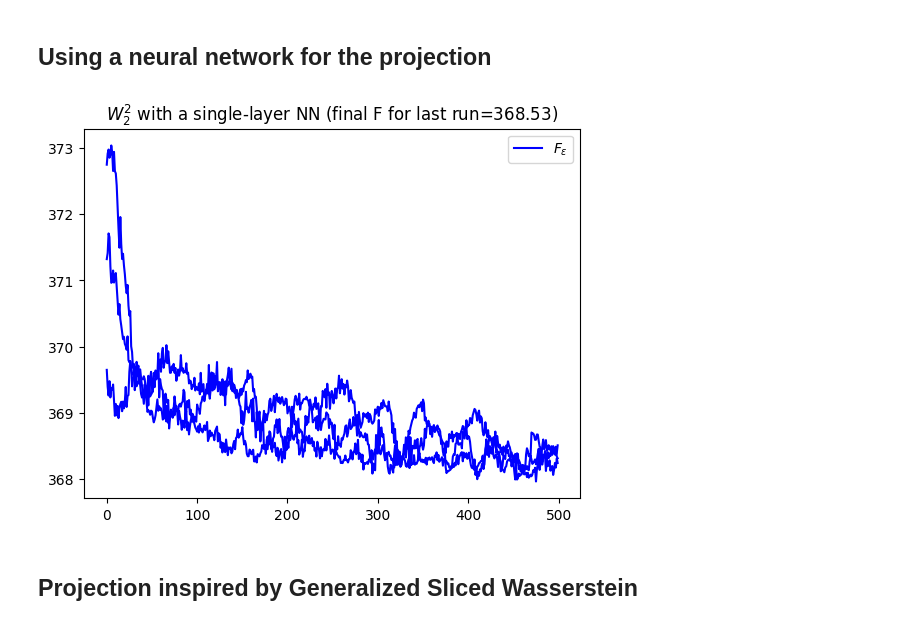
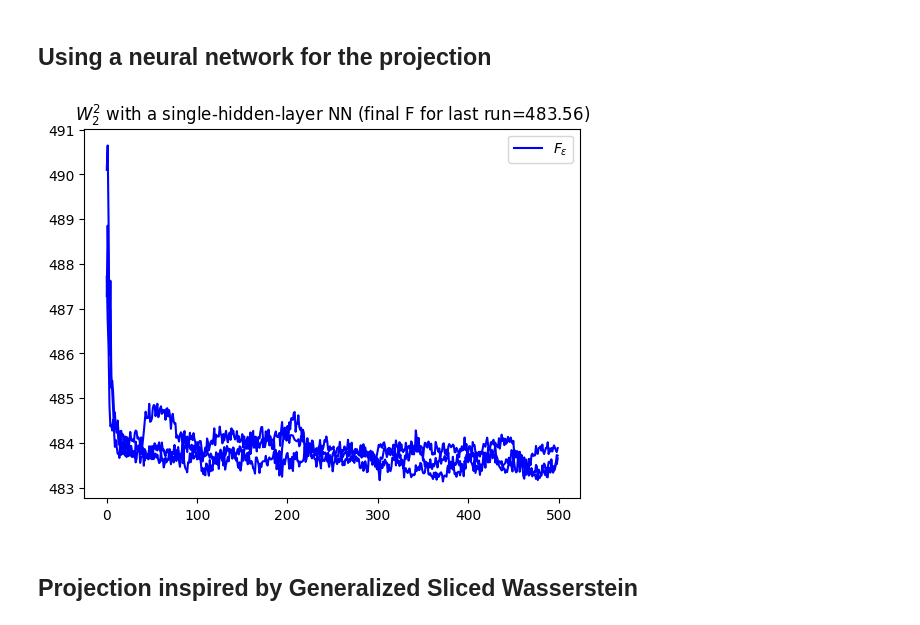
Before and after one commit to rtavenar/dgswp, a Jupyter notebook: grad_desc_torch.ipynb, the cells around one changed output. Saved outputs shown, nothing was run; the diff lists cells and outputs as text; code cells hidden in the pictures.

```diff
--- a/grad_desc_torch.ipynb
+++ b/grad_desc_torch.ipynb
@@ -189,49 +189,50 @@ plt.title(f"Partial $W_1$ (final F for last run={float(custom_F(x, y, theta)):.2
 # %%
 from torch import nn
 
-class LinearReLU_Proj1D(nn.Module):
-    def __init__(self, input_dim):
-        super(LinearReLU_Proj1D, self).__init__()
-        self.linear = nn.Linear(input_dim, 1)
+class SimpleNN(nn.Module):
+    def __init__(self, input_size, hidden_size, output_size):
+        super(SimpleNN, self).__init__()
+        self.fc1 = nn.Linear(input_size, hidden_size)
+        self.fc2 = nn.Linear(hidden_size, output_size)
         self.relu = nn.ReLU()
 
-        # TODO: better init strategy
-        nn.init.normal_(self.linear.weight)
-        nn.init.normal_(self.linear.bias)
+        # Initialisation He pour les poids
+        nn.init.kaiming_uniform_(self.fc1.weight, nonlinearity='relu')
+        nn.init.kaiming_uniform_(self.fc2.weight, nonlinearity='relu')
 
     def forward(self, x):
-        x = self.linear(x)
-        x = self.relu(x)
+        x = self.relu(self.fc1(x))
+        x = self.fc2(x)
         return x
 
 def F_nn(x, y, model, p):
     pos_x_1d = torch.argsort(model(x).flatten())
     pos_y_1d = torch.argsort(model(y).flatten())
     return torch.mean(torch.sum(torch.abs(x[pos_x_1d] - y[pos_y_1d]) ** p, dim=-1), dim=0)
 
 torch.manual_seed(common_seed)
 np.random.seed(common_seed)
 
 custom_F = lambda x, y, model: F_nn(x, y, model, p=2)
 
 losses = {}
 for id_rep in range(n_reps):
     losses[id_rep] = []
-    model = LinearReLU_Proj1D(input_dim=d)
+    model = SimpleNN(input_size=d, hidden_size=256, output_size=1)
     optimizer = SGD(model.parameters(), lr=0.001, momentum=0.)
     for i in range(n_iter):
         loss = F_eps(model, x, y,
                      fun=custom_F, n_samples=n_samples, epsilon=epsilon)
         loss.backward()
         losses[id_rep].append(loss.item())
         optimizer.step()
 
 for l in losses.values():
     plt.plot(l, color='b')
 plt.legend(["$F_{\\varepsilon}$"])
-plt.title(f"$W_2^2$ with a single-layer NN (final F for last run={float(custom_F(x, y, model)):.2f})");
+plt.title(f"$W_2^2$ with a single-hidden-layer NN (final F for last run={float(custom_F(x, y, model)):.2f})");
 # %% [output]
-[figure, old version]
+[figure, new version]
 # %% [markdown]
 ## Projection inspired by Generalized Sliced Wasserstein
 # %%
```
Also changed, not shown: parts of 6 cells of this notebook.
